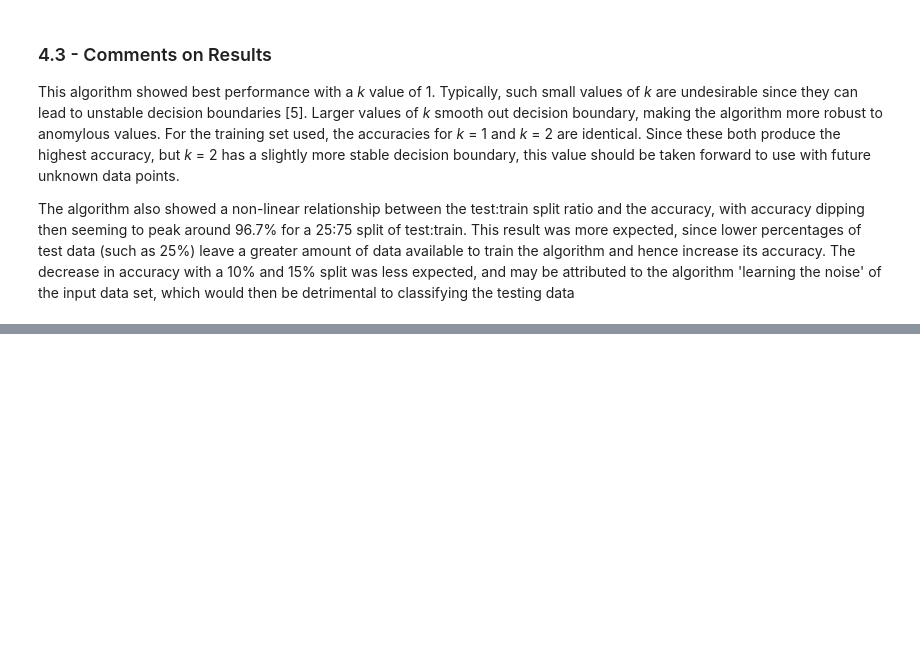
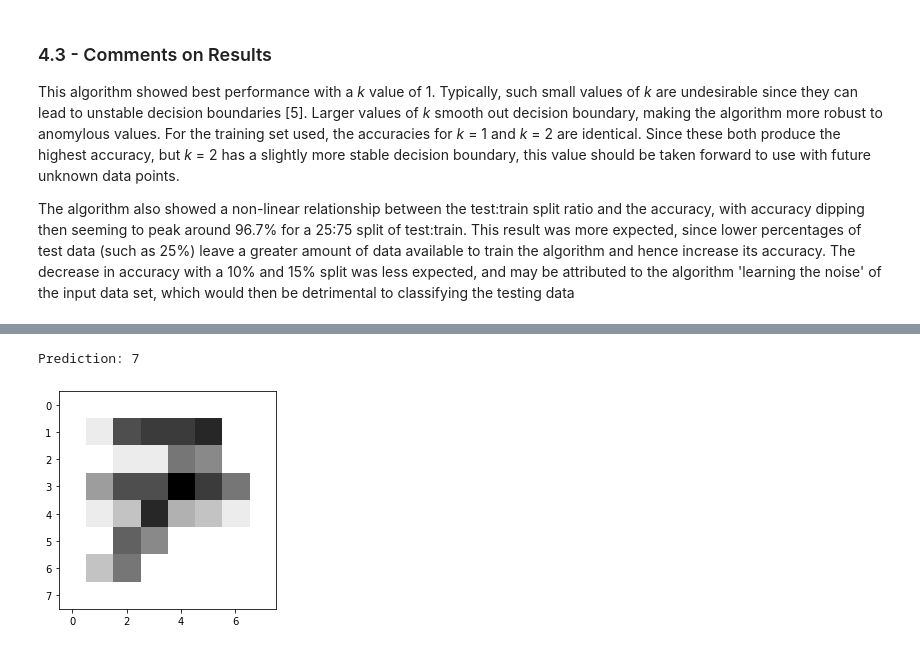
Before and after one commit to BradneySmith/MNIST-Digit-Recognition, a Jupyter notebook: Digit Recognition.ipynb, the cells around one changed output, grey strips where cells are left out. Saved outputs shown, nothing was run; the diff lists cells and outputs as text; code cells hidden in the pictures; blank space fills up the shorter version.

```diff
--- a/Digit Recognition.ipynb
+++ b/Digit Recognition.ipynb
@@ -392,0 +402,17 @@ For the k-Nearest Neighbors algorithm used in this notebook, and for the dataset
+# %%
+def convert_images_to_pixels(directory: str):
+    parent_dir = os.getcwd()
+    os.chdir(directory)
+    converted_images = []
+
+    for pic in os.listdir('.'):
+        try:
+            raw_image = Image.open(pic).convert('L')
+            resized_image = raw_image.resize((8,8))
+            image_data = [int(value/16) for value in list(resized_image.getdata())]
+            converted_images.append(image_data)
+        # If file is not an image, or image is corrupted
+        except:
+            print(f"'{pic}' could not be read as an image file.")
+    os.chdir(parent_dir)
+    return converted_images
@@ -392,0 +431,9 @@ For the k-Nearest Neighbors algorithm used in this notebook, and for the dataset
+# %%
+test_images = convert_images_to_pixels('images')
+
+for test_image in test_images:
+    plot_digit(test_image)
+    print(f'Prediction: {knn(2, test_image, data)}')
+# %% [output]
+Prediction: 7
+[figure, added]
```
Also changed, not shown: parts of 18 cells of this notebook, 1 other file.
